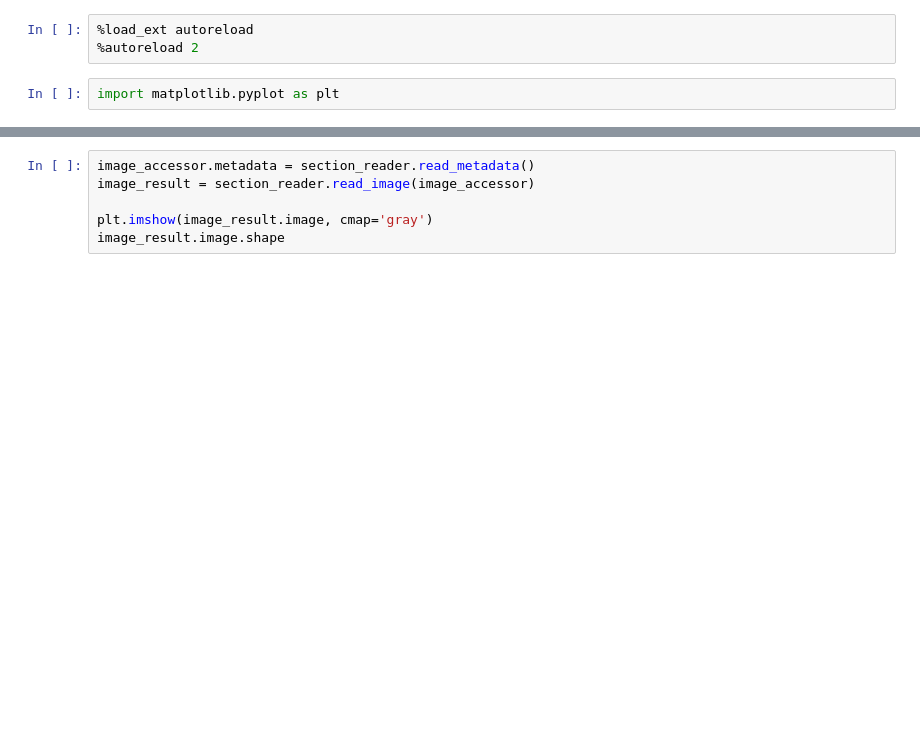
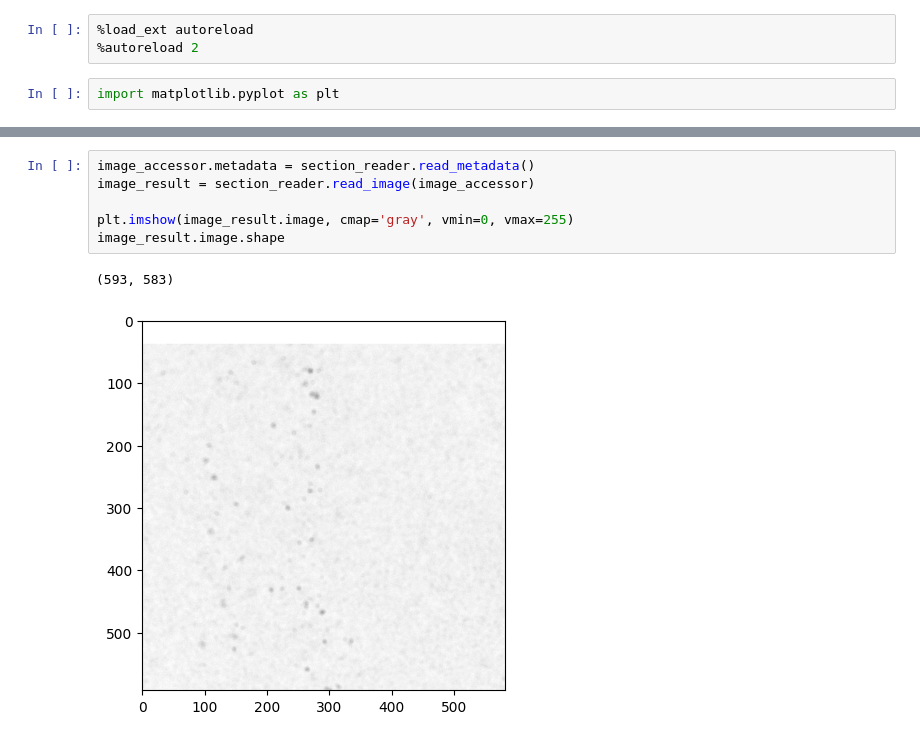
Before and after one commit to FZJ-INM1-BDA/tiamat, a Jupyter notebook: notebooks/dfield_transform.ipynb, the cells around one changed output, grey strips where cells are left out. Drawn from its saved outputs; the diff is of its cells as text; blank space fills up the shorter version.

```diff
--- a/notebooks/dfield_transform.ipynb
+++ b/notebooks/dfield_transform.ipynb
@@ -39,9 +50,12 @@ image_accessor.x, image_accessor.y
 # %%
 image_accessor.metadata = section_reader.read_metadata()
 image_result = section_reader.read_image(image_accessor)
 
-plt.imshow(image_result.image, cmap='gray')
+plt.imshow(image_result.image, cmap='gray', vmin=0, vmax=255)
 image_result.image.shape
+# %% [output]
+(593, 583)
+[figure, added]
 # %%
 out_result = dfield_transformer.transform_image(image_result)
 
```
Also changed, not shown: parts of 5 cells of this notebook, 1 other file.
